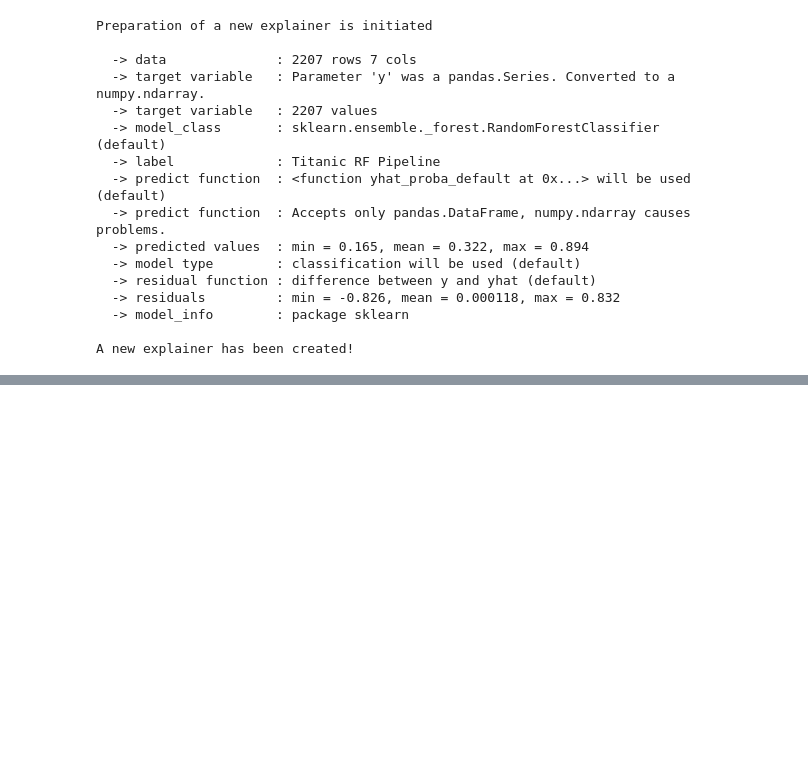
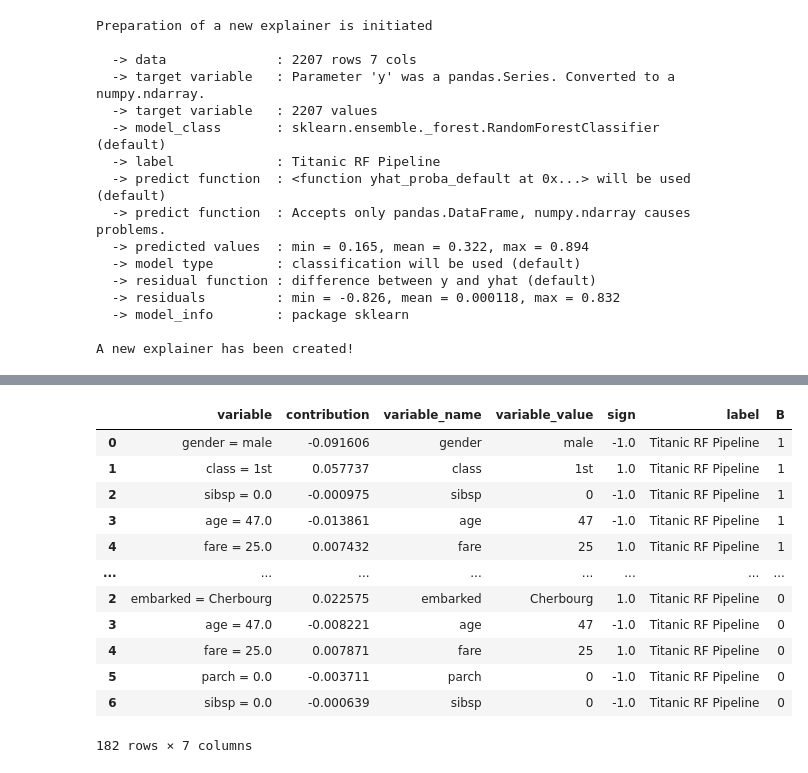
Before and after one commit to Ka0Ri/XAI, a Jupyter notebook: BDP.ipynb, the cells around one changed output, grey strips where cells are left out. Cells and saved outputs as stored; diff of their text form; code cells hidden in the pictures; blank space fills up the shorter version.

Commit message:
Shapley Value

```diff
--- a/BDP.ipynb
+++ b/BDP.ipynb
@@ -147,0 +152,14 @@ bd_henry.result
+# %%
+import pandas as pd
+henry = pd.DataFrame({'gender'   : ['male'],
+                       'age'     : [47],
+                       'class'   : ['1st'],
+                       'embarked': ['Cherbourg'],
+                       'fare'    : [25],
+                       'sibsp'   : [0],
+                       'parch'   : [0]},
+                      index = ['Henry'])
+
+import dalex as dx
+titanic_rf_exp = dx.Explainer(titanic_rf, X, y,
+                  label = "Titanic RF Pipeline")
@@ -147,0 +183,17 @@ bd_henry.result
+# %%
+bd_henry = titanic_rf_exp.predict_parts(henry, type = 'shap')
+bd_henry.result
+# %% [output]
+|  | variable | contribution | variable_name | variable_value | sign | label | B |
+| 0 | gender = male | -0.091606 | gender | male | -1.0 | Titanic RF Pipeline | 1 |
+| 1 | class = 1st | 0.057737 | class | 1st | 1.0 | Titanic RF Pipeline | 1 |
+| 2 | sibsp = 0.0 | -0.000975 | sibsp | 0 | -1.0 | Titanic RF Pipeline | 1 |
+| 3 | age = 47.0 | -0.013861 | age | 47 | -1.0 | Titanic RF Pipeline | 1 |
+| 4 | fare = 25.0 | 0.007432 | fare | 25 | 1.0 | Titanic RF Pipeline | 1 |
+| ... | ... | ... | ... | ... | ... | ... | ... |
+| 2 | embarked = Cherbourg | 0.022575 | embarked | Cherbourg | 1.0 | Titanic RF Pipeline | 0 |
+| 3 | age = 47.0 | -0.008221 | age | 47 | -1.0 | Titanic RF Pipeline | 0 |
+| 4 | fare = 25.0 | 0.007871 | fare | 25 | 1.0 | Titanic RF Pipeline | 0 |
+| 5 | parch = 0.0 | -0.003711 | parch | 0 | -1.0 | Titanic RF Pipeline | 0 |
+| 6 | sibsp = 0.0 | -0.000639 | sibsp | 0 | -1.0 | Titanic RF Pipeline | 0 |
+182 rows × 7 columns
```
Also changed, not shown: parts of 4 cells of this notebook.
